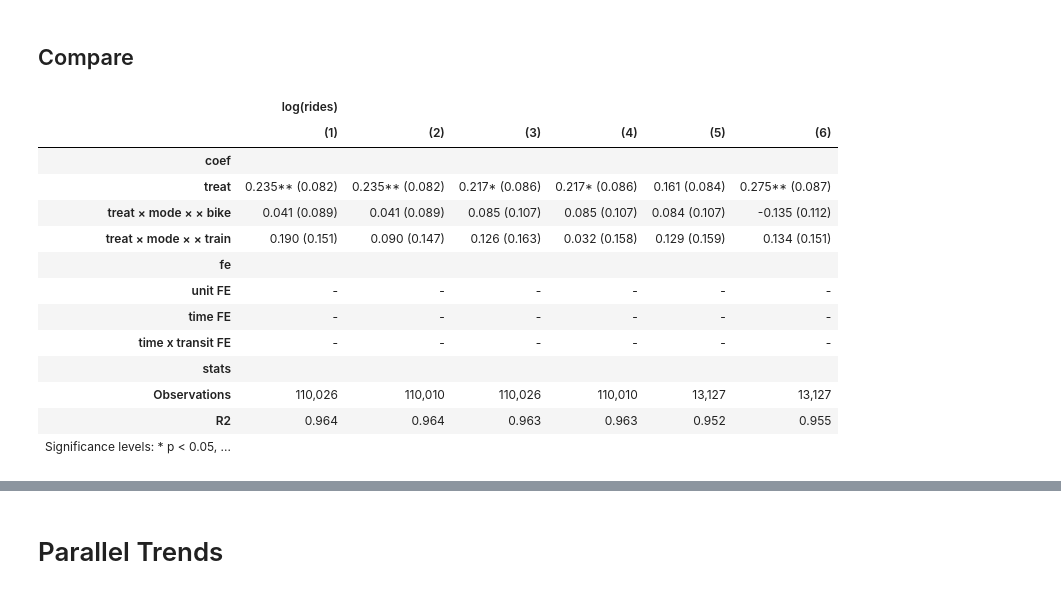
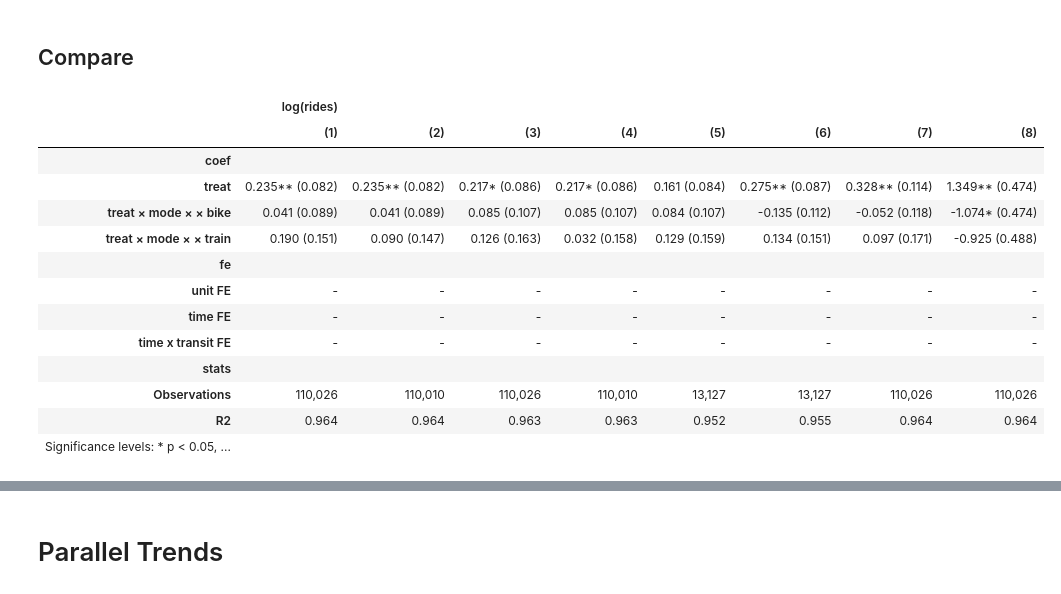
Before and after one commit to eric-mc2/DNCTransit, a Jupyter notebook: pipeline/8-model.ipynb, the cells around one changed output, grey strips where cells are left out. Drawn from its saved outputs; the diff is of its cells as text; code cells hidden in the pictures.

Commit message:
implement 50 percent tract panel

```diff
--- a/pipeline/8-model.ipynb
+++ b/pipeline/8-model.ipynb
@@ -164,12 +165,16 @@ spec3_model = model_did(pipes([drop_weekends])(panel), fe="id + time^transit")
 did_table = pf.etable(spec3_model,
                       model_heads=["log(rides)"],
                       head_order="h",
-                      labels={"id":"unit FE", "transit": "mode", "time^transit":"time x transit FE", "logrides": "log(rides)"})
+                      labels={"id":"unit FE",
+                              "transit": "mode",
+                              "time^transit":"time x transit FE",
+                              "logrides": "log(rides)"})
 
 with open(did_out, "w") as f:
     f.write(did_table.as_raw_html())
 
-!cp {did_out} ../../eric-mc2-cv/static/uploads/
+# Commented because I always have to manually set the FE markers
+# !cp {did_out} ../../eric-mc2-cv/static/uploads/
 # %%
 # TWFE + time x mode shocks - Damen
 spec4_model = model_did(pipes([drop_weekends, drop_damen])(panel), fe="id + time^transit")
@@ -275,3 +280,8 @@ Observations:  110026
 | band_halfmile::2.0:DNC:transit::train |     -0.132 |        0.058 |    -2.300 |      0.025 | -0.248 |  -0.017 |
 ---
 RMSE: 0.067 R2: 0.964 R2 Within: 0.001
+# %%
+# Robustness: half-intersected tracts
+spec9_model = model_did(pipes([drop_weekends])(panel).drop(columns=['treat']).rename(columns={'treat_half':'treat'}),
+                        fe='id + time^transit')
+spec9_model.summary()
@@ -277,0 +304,5 @@ RMSE: 0.067 R2: 0.964 R2 Within: 0.001
+# %%
+# Robustness: full-intersected tracts
+spec10_model = model_did(pipes([drop_weekends])(panel).drop(columns=['treat']).rename(columns={'treat_full':'treat'}),
+                         fe='id + time^transit')
+spec10_model.summary()
@@ -278,33 +325,37 @@ RMSE: 0.067 R2: 0.964 R2 Within: 0.001
 # %% [markdown]
 ## Compare
 # %%
-comp_tbl = pf.etable([spec3_model, spec4_model, spec1_model, spec2_model, spec5_model, spec6_model],
+comp_tbl = pf.etable([spec3_model, spec4_model,
+                      spec1_model, spec2_model,
+                      spec5_model, spec6_model,
+                      spec9_model, spec10_model],
                       labels={"id":"unit FE",
                               "transit": "mode",
                               "time": "time FE",
                               "time^transit":"time x transit FE",
                               "logrides": "log(rides)"})
 
 with open(battery_out, "w") as f:
     f.write(comp_tbl.as_raw_html())
 
-!cp {battery_out} ../../eric-mc2-cv/static/uploads/
+# Commented because I always have to set the FE markers
+# !cp {battery_out} ../../eric-mc2-cv/static/uploads/
 comp_tbl
 # %% [output]
-|  | log(rides) |  |  |  |  |  |
-|  | (1) | (2) | (3) | (4) | (5) | (6) |
-| coef |  |  |  |  |  |  |
-| treat | 0.235** (0.082) | 0.235** (0.082) | 0.217* (0.086) | 0.217* (0.086) | 0.161 (0.084) | 0.275** (0.087) |
-| treat × mode × × bike | 0.041 (0.089) | 0.041 (0.089) | 0.085 (0.107) | 0.085 (0.107) | 0.084 (0.107) | -0.135 (0.112) |
-| treat × mode × × train | 0.190 (0.151) | 0.090 (0.147) | 0.126 (0.163) | 0.032 (0.158) | 0.129 (0.159) | 0.134 (0.151) |
-| fe |  |  |  |  |  |  |
-| unit FE | - | - | - | - | - | - |
-| time FE | - | - | - | - | - | - |
-| time x transit FE | - | - | - | - | - | - |
-| stats |  |  |  |  |  |  |
-| Observations | 110,026 | 110,010 | 110,026 | 110,010 | 13,127 | 13,127 |
-| R2 | 0.964 | 0.964 | 0.963 | 0.963 | 0.952 | 0.955 |
-| Significance levels: * p < 0.05, ... |  |  |  |  |  |  |
+|  | log(rides) |  |  |  |  |  |  |  |
+|  | (1) | (2) | (3) | (4) | (5) | (6) | (7) | (8) |
+| coef |  |  |  |  |  |  |  |  |
+| treat | 0.235** (0.082) | 0.235** (0.082) | 0.217* (0.086) | 0.217* (0.086) | 0.161 (0.084) | 0.275** (0.087) | 0.328** (0.114) | 1.349** (0.474) |
+| treat × mode × × bike | 0.041 (0.089) | 0.041 (0.089) | 0.085 (0.107) | 0.085 (0.107) | 0.084 (0.107) | -0.135 (0.112) | -0.052 (0.118) | -1.074* (0.474) |
+| treat × mode × × train | 0.190 (0.151) | 0.090 (0.147) | 0.126 (0.163) | 0.032 (0.158) | 0.129 (0.159) | 0.134 (0.151) | 0.097 (0.171) | -0.925 (0.488) |
+| fe |  |  |  |  |  |  |  |  |
+| unit FE | - | - | - | - | - | - | - | - |
+| time FE | - | - | - | - | - | - | - | - |
+| time x transit FE | - | - | - | - | - | - | - | - |
+| stats |  |  |  |  |  |  |  |  |
+| Observations | 110,026 | 110,010 | 110,026 | 110,010 | 13,127 | 13,127 | 110,026 | 110,026 |
+| R2 | 0.964 | 0.964 | 0.963 | 0.963 | 0.952 | 0.955 | 0.964 | 0.964 |
+| Significance levels: * p < 0.05, ... |  |  |  |  |  |  |  |  |
 # %%
 plot_data = panel.groupby(['date','UCMP','transit'])['rides'].sum().reset_index()
 first = plot_data.loc[plot_data.groupby(['UCMP','transit'])["date"].idxmin(), ['UCMP','transit','rides']]
```
Also changed, not shown: parts of 15 cells of this notebook, 10 other files.
